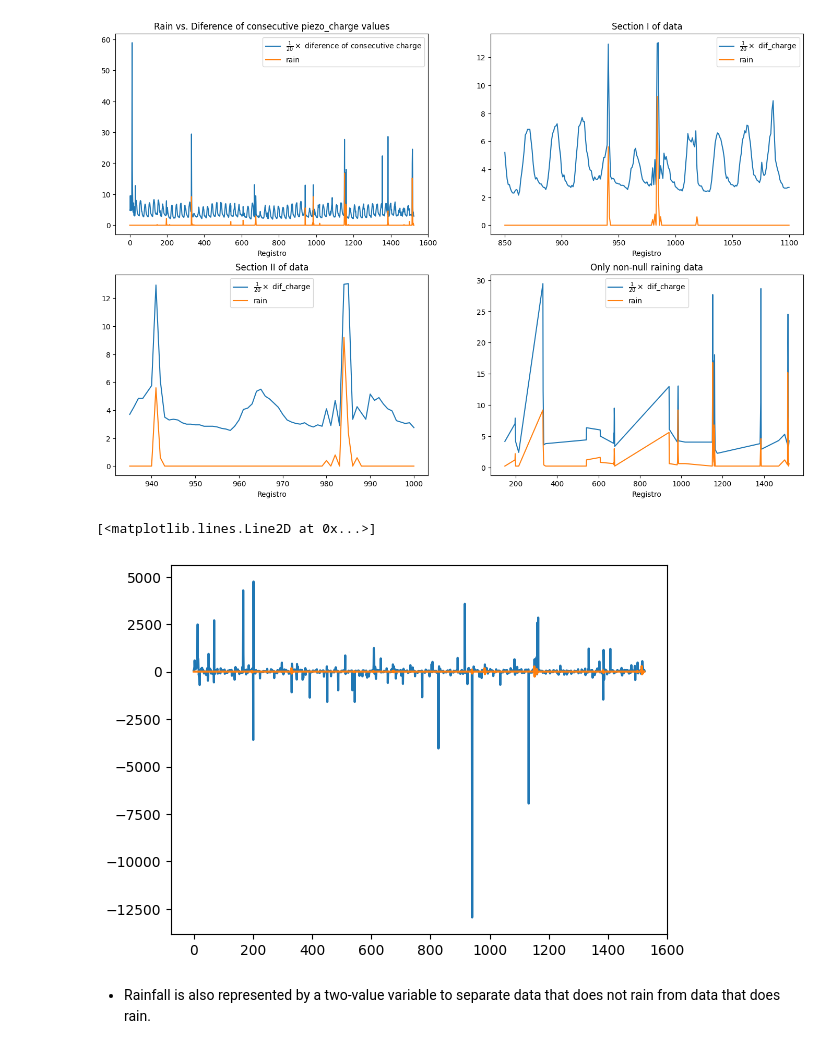
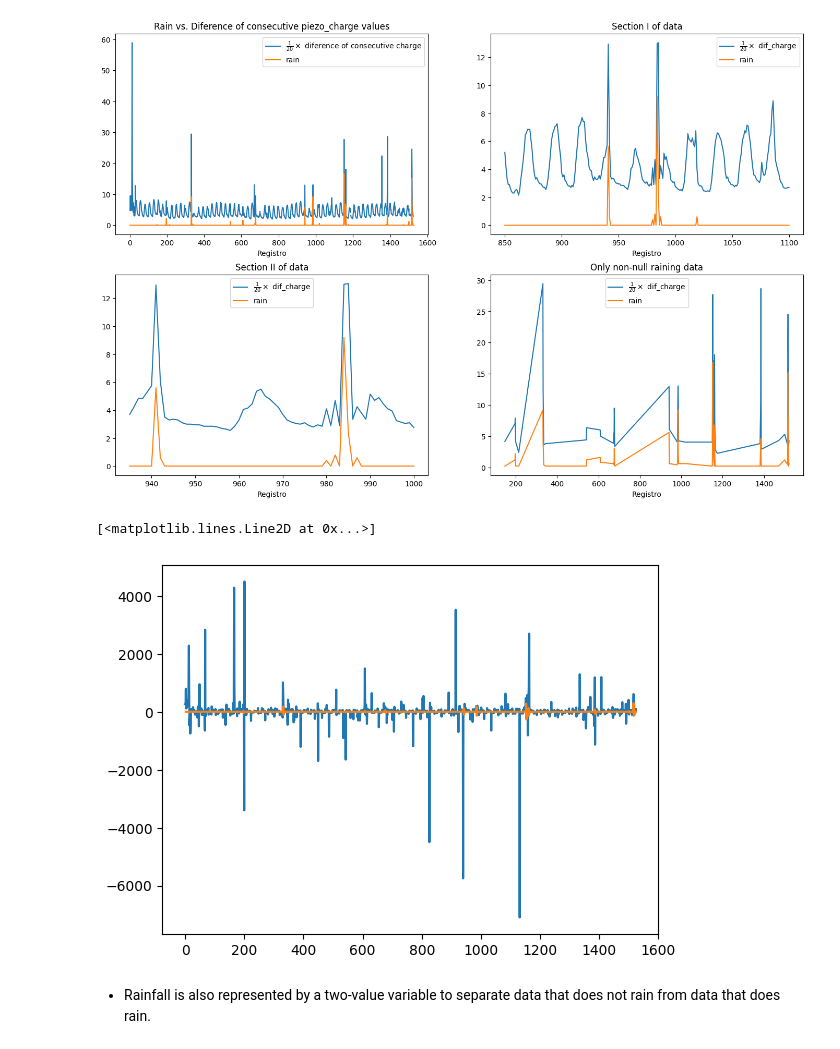
Before and after one commit to FollowingTheRabbit/Rain, a Jupyter notebook: src/analyse.ipynb, the cells around one changed output. Saved outputs shown, nothing was run; the diff lists cells and outputs as text; code cells hidden in the pictures.

```diff
--- a/src/analyse.ipynb
+++ b/src/analyse.ipynb
@@ -224,9 +224,9 @@ No artists with labels found to put in legend.  Note that artists whose label st
 <matplotlib.legend.Legend at 0x...>
 [figure]
 # %%
-dados_df['dif_charge'] = dados_df.groupby('num_of_resets').piezo_charge.diff(-1)
-dados_df['dif_charge'] = dados_df.dif_charge.shift(-2)
-dados_df.dropna(inplace=True)
+dados_df['dif_charge'] = dados_df.groupby('num_of_resets').piezo_charge.diff(-1).shift(-2)
+#dados_df['dif_charge'] = dados_df.dif_charge.shift(-2)
+#dados_df.dropna(inplace=True)
 
 #dados_df['dif_charge'] = (100*dados_df['dif_charge']/dados_df['piezo_charge'])
 #rms = np.sqrt(dados_df.dif_charge.apply(lambda x: x**2).mean())
@@ -269,16 +269,17 @@ plt.legend()
 dados_df[['piezo_temperature','air_temperature_100']]
 dados_df['dif_temp'] = dados_df['air_temperature_100'] - dados_df['piezo_temperature'].astype(float)
 # %%
-dados_df['dq/dT'] = (dados_df.dif_charge/dados_df.dif_temp)
+dados_df['dq/dT'] = (dados_df.dif_charge/dados_df.dif_temp.shift(-1))
+dados_df.dropna(inplace=True)
 #dados_df['dq/dT'] = (np.log(dados_df.dif_charge)/np.log(dados_df.dif_temp)) #testing
 # %%
 #pd.concat([dados_df,dados_df['chuva'].diff(1).shift(-1)], axis=1)[[]]
 # %%
 plt.plot(dados_df['dq/dT'])
-plt.plot(20*(dados_df['chuva'].diff(1).shift(-1)))
+plt.plot(20*(dados_df['chuva'].diff(1).shift(1)))
 # %% [output]
 [<matplotlib.lines.Line2D at 0x...>]
-[figure, old version]
+[figure, new version]
 # %% [markdown]
 - Rainfall is also represented by a two-value variable to separate data that does not rain from data that does rain.
 # %%
```
Also changed, not shown: parts of 17 cells of this notebook.
